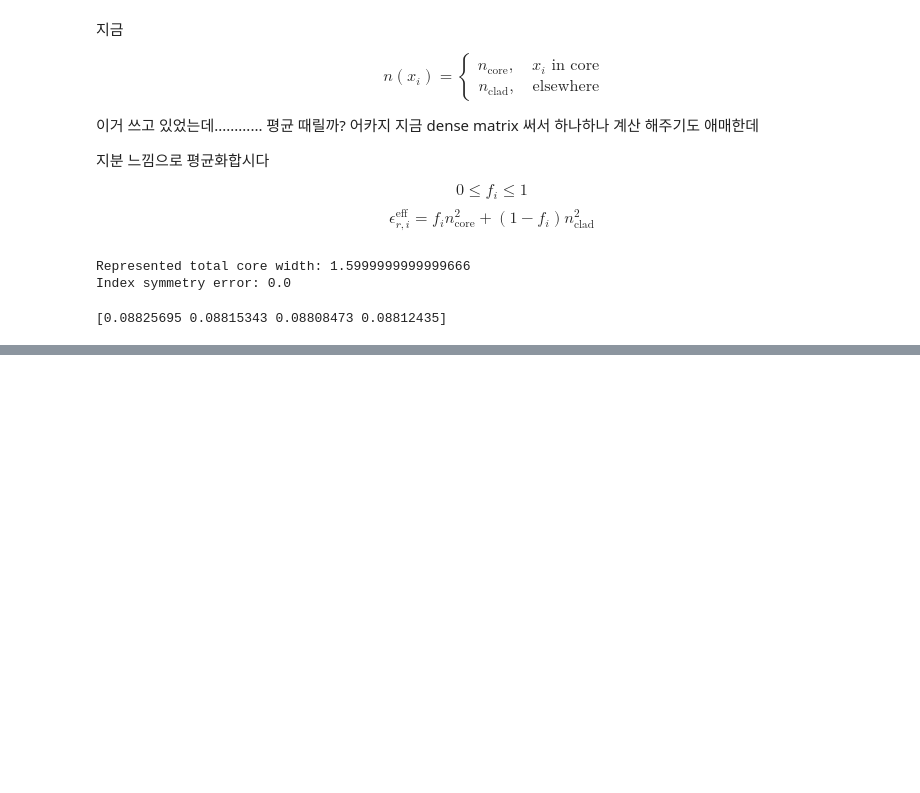
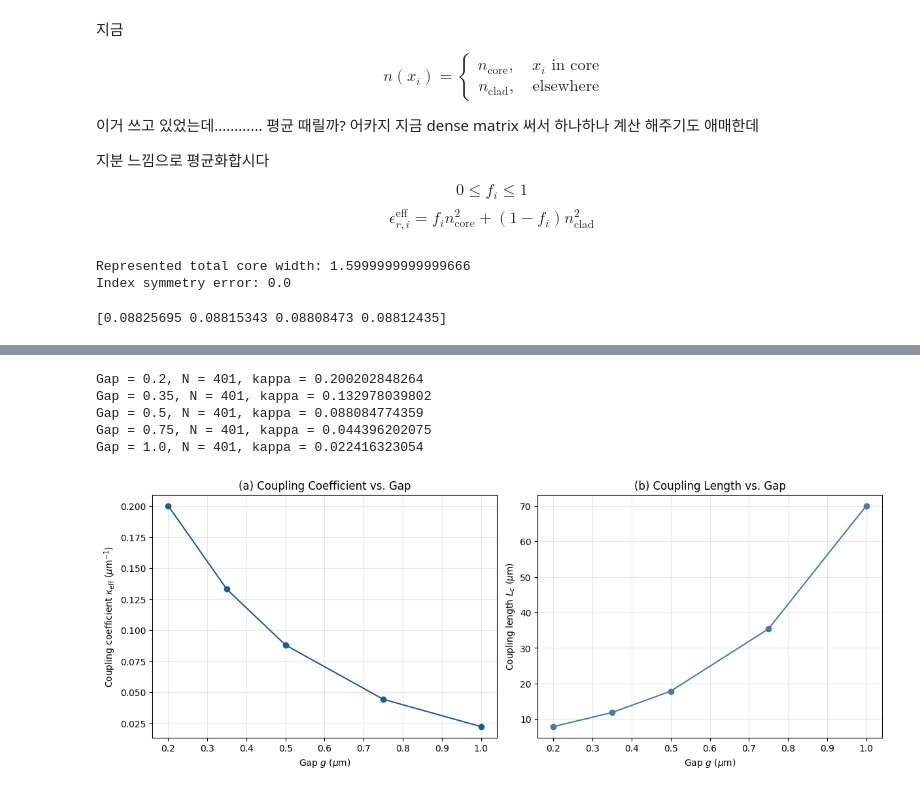
Before and after one commit to hyerim1212/maxwell-to-programmable-photonics, a Jupyter notebook: notebooks/10_directional_couplers_and_coupled_mode_theory.ipynb, the cells around one changed output, grey strips where cells are left out. Saved outputs shown, nothing was run; the diff lists cells and outputs as text; code cells hidden in the pictures; blank space fills up the shorter version.

Commit message:
update the numerical study draft

```diff
--- a/notebooks/10_directional_couplers_and_coupled_mode_theory.ipynb
+++ b/notebooks/10_directional_couplers_and_coupled_mode_theory.ipynb
@@ -1017,0 +1079,79 @@ print(k_eff_averaged)
+# %%
+L = 4.0
+delta_x = 0.02
+
+gap_range = [0.2, 0.35, 0.5, 0.75, 1.0]
+
+kappa_gap = []
+coupling_length_gap = []
+
+for gap_i in gap_range:
+    x_grid = create_uniform_grid(L, delta_x)
+    dx = x_grid[1] - x_grid[0]
+
+    N_int = len(x_grid) - 2
+    D_grid = second_derivative_matrix(N_int, dx)
+
+    n_grid, core_fraction = double_slab_cell_average(x_grid, core_width, gap_i, n_core, n_clad)
+
+    A_grid = slab_waveguide_operator(D_grid, n_grid[1:-1], lambda_0)
+
+    eigenvalues, eigenvectors = solve_eigenmodes(A_grid)
+
+    _, _, guided_neff = select_guided_modes(
+        eigenvalues, eigenvectors,
+        lambda_0, n_core, n_clad
+    )
+
+    assert len(guided_neff) == 2
+
+    delta_beta = k_0 * abs(guided_neff[0] - guided_neff[1])
+
+    kappa_eff = delta_beta / 2
+    L_c_eff = np.pi / abs(delta_beta)
+
+    kappa_gap.append(kappa_eff)
+    coupling_length_gap.append(L_c_eff)
+
+    print(
+        f"Gap = {gap_i}, "
+        f"N = {len(x_grid)}, "
+        f"kappa = {kappa_eff:.12f}"
+    )
+
+
+gap_array = np.asarray(gap_range)
+kappa_gap = np.asarray(kappa_gap)
+
+coupling_length_gap = np.pi / (2 * kappa_gap)
+
+fig, axes = plt.subplots(
+    1, 2,
+    figsize=(12, 4.5),
+    constrained_layout=True
+)
+
+
+axes[0].plot(gap_array, kappa_gap, marker="o", color=COLORS["numerical"])
+
+axes[0].set_xlabel(r"Gap $g$ ($\mu$m)")
+axes[0].set_ylabel(r"Coupling coefficient $\kappa_{\mathrm{eff}}$ ($\mu$m$^{-1}$)")
+axes[0].set_title("(a) Coupling Coefficient vs. Gap")
+axes[0].grid(True, alpha=0.3)
+
+
+axes[1].plot(gap_array, coupling_length_gap, marker="o", color=COLORS["numerical_alt"])
+
+axes[1].set_xlabel(r"Gap $g$ ($\mu$m)")
+axes[1].set_ylabel(r"Coupling length $L_c$ ($\mu$m)")
+axes[1].set_title("(b) Coupling Length vs. Gap")
+axes[1].grid(True, alpha=0.3)
+
+plt.show()
+# %% [output]
+Gap = 0.2, N = 401, kappa = 0.200202848264
+Gap = 0.35, N = 401, kappa = 0.132978039802
+Gap = 0.5, N = 401, kappa = 0.088084774359
+Gap = 0.75, N = 401, kappa = 0.044396202075
+Gap = 1.0, N = 401, kappa = 0.022416323054
+[figure, added]
```
Also changed, not shown: parts of 9 cells of this notebook.
